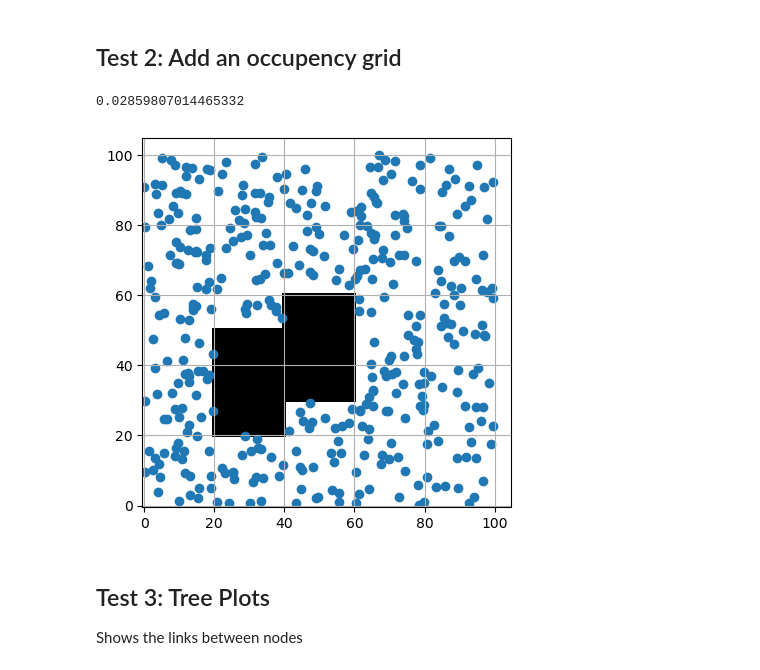
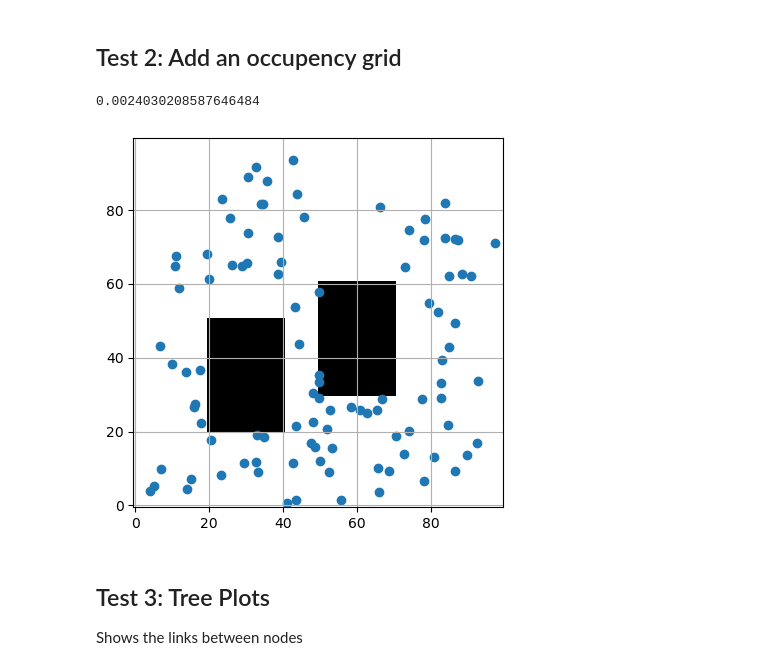
Before and after one commit to matthew0517/RRT-AR, a Jupyter notebook: testRRT.ipynb, the cells around one changed output. Saved outputs shown, nothing was run; the diff lists cells and outputs as text; code cells hidden in the pictures.

```diff
--- a/testRRT.ipynb
+++ b/testRRT.ipynb
@@ -46,7 +46,7 @@ from scipy.spatial import Delaunay
 
 constraints = []
 constraints.append(np.array([[20, 20], [20, 50], [40, 50], [40, 20]]))
-constraints.append(np.array([[60, 60], [60, 30], [40, 30], [40, 60]]))
+constraints.append(np.array([[70, 60], [70, 30], [50, 30], [50, 60]]))
 yv, xv = np.meshgrid(range(0, 100), range(0, 100))
 og = np.zeros_like(xv)
 
@@ -63,15 +63,15 @@ for constraint in constraints:
 # %%
 import time
 fig = plt.figure()
 ax = fig.add_subplot()
 plot_og(ax, og)
 t = time.time()
-scatter_plot_2d_vectors(ax, RRTAR.runRRT(4.0, 4.0, 400, 10.0, og, [[90.0, 90.0]])[0])
+scatter_plot_2d_vectors(ax, RRTAR.runRRT(4.0, 4.0, 100, 10.0,0.0, og, [[90.0, 90.0]])[0])
 # do stuff
 print(time.time() - t)
 # %% [output]
-0.02859807014465332
+0.0024030208587646484
-[figure, old version]
+[figure, new version]
 # %% [markdown]
 ## Test 3: Tree Plots
 Shows the links between nodes
```
Also changed, not shown: parts of 6 cells of this notebook, 1 other file.
